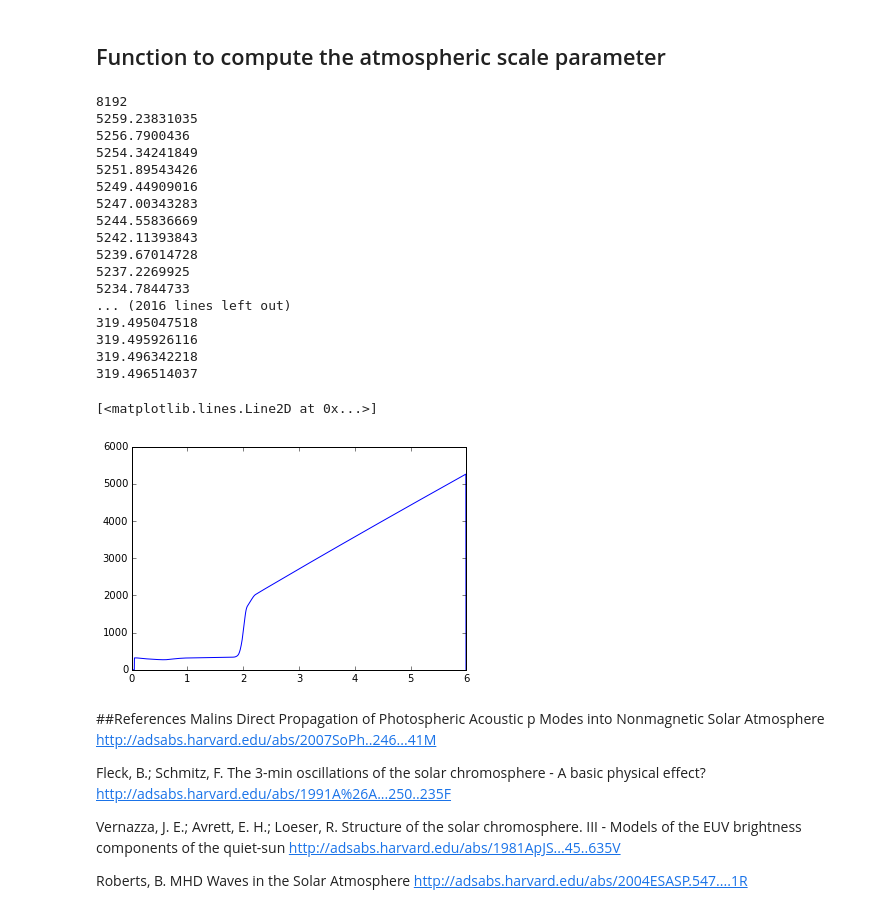
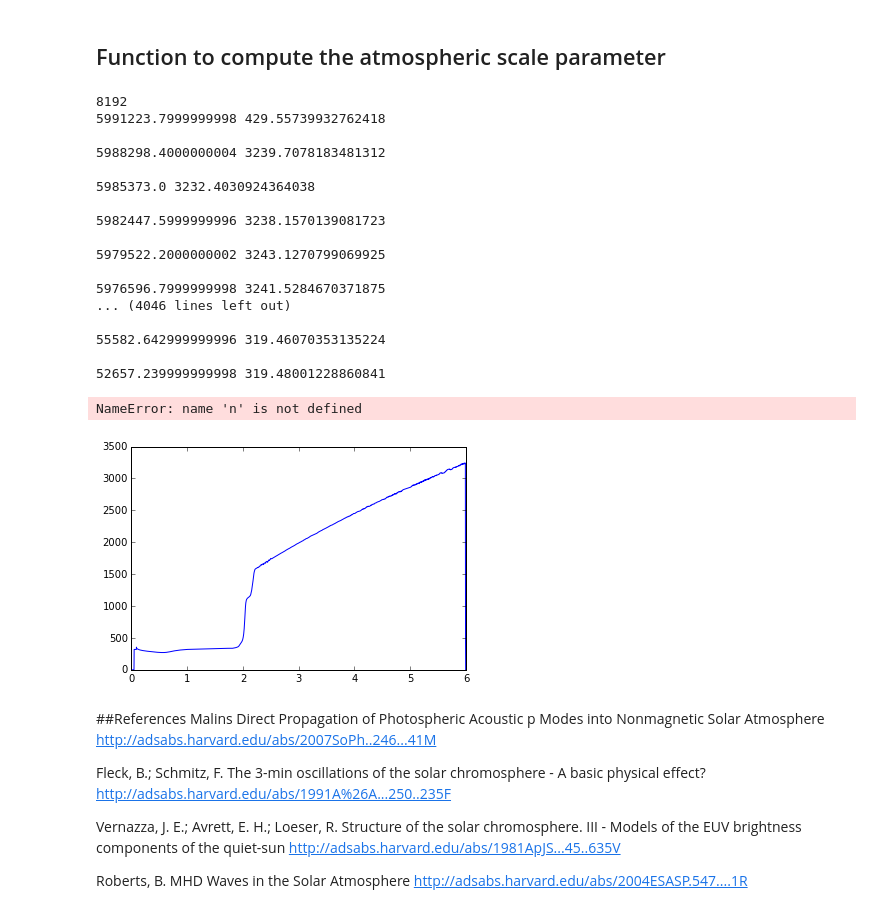
Before and after one commit to mikeg64/solar, a Jupyter notebook: pmode/ipython/cutoff-malin.ipynb, the cells around one changed output. Saved outputs shown, nothing was run; the diff lists cells and outputs as text; code cells hidden in the pictures.

Commit message:
Writing output froom computations to csv format for processing using matlab (see cutoff directory)

```diff
--- a/pmode/ipython/cutoff-malin.ipynb
+++ b/pmode/ipython/cutoff-malin.ipynb
@@ -58,7 +58,7 @@ class vars:
     mu=0.6e0
     R=8.31e3
     fgamma=1.66666667e0
-    ggg=-274.0e0
+    ggg=274.0e0
     mu=4*pi/1.0e7
 
 
@@ -78,7 +78,7 @@ for i in range(0,(asize/4)-3):
     count=1
     ptot=ptemp[i]
     rhottot=rhotemp[i]
-    for j in range(i+1,i+10):
+    for j in range(i+1,i+20):
         if j<=(asize/4)-4:
             ptot=ptot+ptemp[j]
             rhottot=rhottot+rhotemp[j]
@@ -183,7 +183,7 @@ from math import exp, sqrt, pi
 
 
 def lambda0(vars, P,rho):
-    vlam0=-P/(rho*vars.ggg)
+    vlam0=P/(rho*vars.ggg)
     return vlam0
 
 def lagrange_interp(xval,f,x,i):
@@ -222,59 +222,71 @@ for i in range(2,(asize/4)-4):
     h=height[i]-height[i+1]
     #lamdash0[i]=diff3p(alam0,i,h)
     #lamdash0[i]=ptemp[i]/rhotemp[i]
-    lamdash0[i]=diff5p(alami0,i,h)
-    #if lamdash0[i]<-200:
-    #    lamdash0[i]=-200
+    lamdash0[i]=-diff5p(alami0,i,h)
+    if lamdash0[i]<-200:
+        lamdash0[i]=-200
     count=1
     lamtot=0
-    for j in range(i,i+4):
-        if j<=(asize/4)-4:
+    for j in range(i,i+30):
+        if j<=(asize/4)-30:
             lamtot=lamtot+lamdash0[j]
             count=count+1
     lamtot=lamtot/count
-    #lamdash0[i]=lamtot
+    lamdash0[i]=lamtot
 
+
+fd = open("cutoff.csv", "w")
 for i in range(2,(asize/4)-15):
     h=height[i]-height[i+1]
     #lamdash0[i]=diff3p(alam0,i,h)
     #lamdash0[i]=ptemp[i]/rhotemp[i]
     #lamdash0[i]=diff5p(alami0,i,h)
     #if lamdash0[i]<-200:
     #    lamdash0[i]=-200
     #print h,alam0[i],lamdash0[i]
     #print h,ptemp[i],rhotemp[i],lamdash0[i]
     #atc0[i]=1.0/((vars.fgamma*vars.ggg/(4*pi*acs[i]))*math.sqrt(1+2*lamdash0[i]))
     #atc0[i]=-1.0/((vars.fgamma*vars.ggg/(4*pi*acs[i])))*math.sqrt(1+2*dp_over_rhog(vars, height[i]))
     #atc0[i]=math.sqrt(-1.0/((vars.fgamma*vars.ggg/(2*acs[i]*acs[i])))*(1-vars.fgamma*vars.ggg*dp_over_rhog(vars, height[i])))
     #atc0[i]=math.sqrt(-1.0/((vars.fgamma*vars.ggg/(2*acs[i]*acs[i]))))
     #print i,height[i]/1.0e6,atc0[i]
     #lamdash0[i]=0
-    atc0[i]=-1.0/((vars.fgamma*vars.ggg/(4*pi*acs[i]))*math.sqrt(1-2*lamdash0[i]))
-    #print atc0[i]
+    atc0[i]=1.0/((vars.fgamma*vars.ggg/(4*pi*acs[i]))*math.sqrt(1+2*lamdash0[i]))
+    #print height[i],atc0[i]
+
+    fouts=repr(height[i])+' '+repr(atc0[i])+'\n'
+    print(fouts)
+    fd.write(fouts)
+
+
 
 plt.plot(height/1.0e6,atc0)
+fd.close()
+
+
+
 #plt.plot(height/1.0e6,alam0)
 #plt.plot(height/1.0e6,lamdash0)
 # %% [output]
 8192
-5259.23831035
-5256.7900436
-5254.34241849
-5251.89543426
-5249.44909016
-5247.00343283
-5244.55836669
-5242.11393843
-5239.67014728
-5237.2269925
-5234.7844733
-... (2016 lines left out)
-319.495047518
-319.495926116
-319.496342218
-319.496514037
+5991223.7999999998 429.55739932762418
+
+5988298.4000000004 3239.7078183481312
+
+5985373.0 3232.4030924364038
+
+5982447.5999999996 3238.1570139081723
+
+5979522.2000000002 3243.1270799069925
+
+5976596.7999999998 3241.5284670371875
+... (4046 lines left out)
+
+55582.642999999996 319.46070353135224
+
+52657.239999999998 319.48001228860841
-[<matplotlib.lines.Line2D at 0x...>]
+NameError: name 'n' is not defined
-[figure, old version]
+[figure, new version]
 # %% [markdown]
 ##References
 Malins
```
Also changed, not shown: 2 other files.
